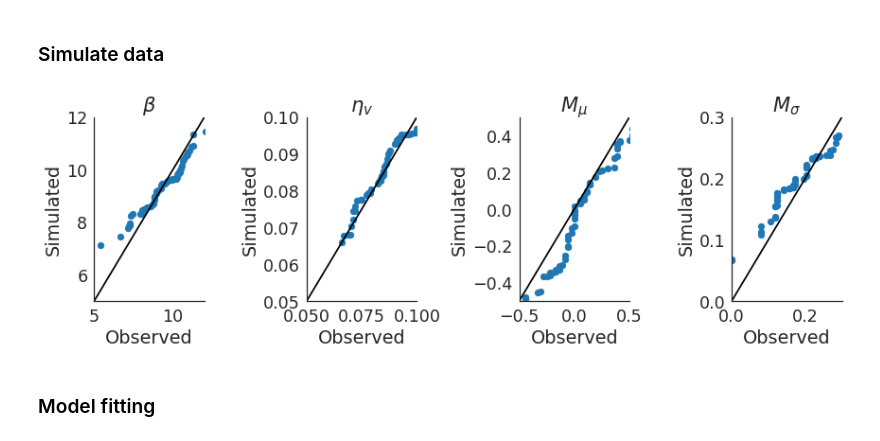
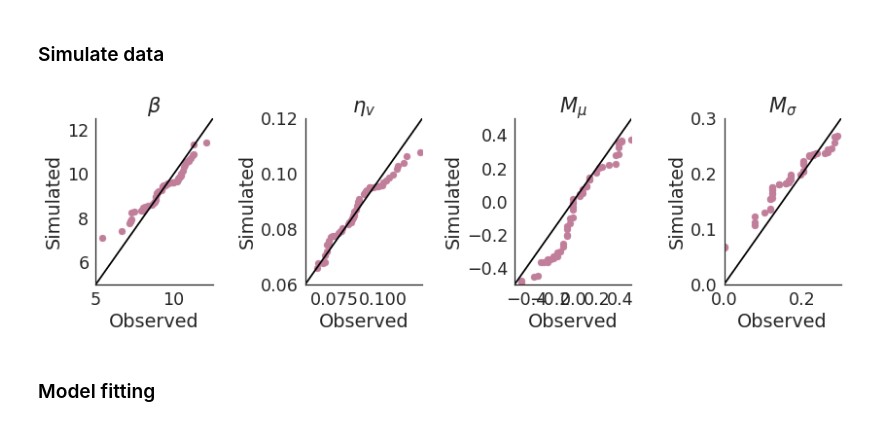
Before and after one commit to szorowi1/pni-rotations, a Jupyter notebook: 5_centeredRL.ipynb, the cells around one changed output. Saved outputs shown, nothing was run; the diff lists cells and outputs as text; code cells hidden in the pictures.

Commit message:
updates to plots for presentation. Wish me luck tomorrow

```diff
--- a/5_centeredRL.ipynb
+++ b/5_centeredRL.ipynb
@@ -679,46 +685,47 @@ for i in np.arange(Ns):
         Xs[i,j] = x.copy() + j * B
         Ys[i,j] = y.copy()
         Rs[i,j] = [r[a,b] for a,b in enumerate(y)]
 
 ## Make arrays 1-indexed.
 Xs += 1
 Ys += 1
 
 #~~~~~~~~~~~~~~~~~~~~~~~~~~~~~~~~~~~~~~~~~~#
 ### Plotting.
 #~~~~~~~~~~~~~~~~~~~~~~~~~~~~~~~~~~~~~~~~~~#
 
 ## Initialize canvas.
 fig, axes = plt.subplots(1,4,figsize=(12,4))
+sns.set_context('notebook', font_scale=1.75)
 
 ## Compare beta.
-axes[0].scatter(np.sort(np.median(fit['beta'],axis=0)), np.sort(beta))
-axes[0].plot([5,12],[5,12], color='k')
-axes[0].set(xlim=(5,12),ylim=(5,12),xlabel='Observed',
+axes[0].scatter(np.sort(np.median(fit['beta'],axis=0)), np.sort(beta), color='#c17e9a')
+axes[0].plot([5,12.5],[5,12.5], color='k')
+axes[0].set(xlim=(5,12.5),ylim=(5,12.5),xlabel='Observed',
             ylabel='Simulated', title=r'$\beta$')
 
 ## Compare eta_v.
-axes[1].scatter(np.sort(np.median(fit['eta_v'],axis=0)), np.sort(eta_v))
-axes[1].plot([0.05,0.10],[0.05,0.10], color='k')
-axes[1].set(xlim=(0.05,0.10),ylim=(0.05,0.10),xlabel='Observed',
-            ylabel='Simulated', title=r'$\eta_v$')
+axes[1].scatter(np.sort(np.median(fit['eta_v'],axis=0)), np.sort(eta_v), color='#c17e9a')
+axes[1].plot([0.06,0.12],[0.06,0.12], color='k')
+axes[1].set(xlim=(0.06,0.12),ylim=(0.06,0.12),xlabel='Observed',
+            ylabel='Simulated', yticks=np.arange(0.06,0.13,0.02),title=r'$\eta_v$')
 
 ## Compare mood mean.
-axes[2].scatter(np.sort(M.mean(axis=1)), np.sort(Ms.mean(axis=1)))
+axes[2].scatter(np.sort(M.mean(axis=1)), np.sort(Ms.mean(axis=1)), color='#c17e9a')
 axes[2].plot([-0.5,0.5],[-0.5,0.5], color='k')
-axes[2].set(xlim=(-0.5,0.5),ylim=(-0.5,0.5),xlabel='Observed',
-            ylabel='Simulated', title='$M_\mu$')
+axes[2].set(xlim=(-0.5,0.5), xticks=np.arange(-0.4,0.5,0.2), ylim=(-0.5,0.5), xlabel='Observed',
+            ylabel='Simulated', yticks=np.arange(-0.4,0.5,0.2), title='$M_\mu$')
 
 ## Compare mood std.
-axes[3].scatter(np.sort(M.std(axis=1)), np.sort(Ms.std(axis=1)))
+axes[3].scatter(np.sort(M.std(axis=1)), np.sort(Ms.std(axis=1)), color='#c17e9a')
 axes[3].plot([0.0,0.3],[0.0,0.3], color='k')
-axes[3].set(xlim=(0.0,0.3),ylim=(0.0,0.3),xlabel='Observed',
+axes[3].set(xlim=(0.0,0.3),ylim=(0.0,0.3),yticks=np.arange(0,0.4,0.1), xlabel='Observed',
             ylabel='Simulated',title='$M_\sigma$')
 
 sns.despine()
 plt.tight_layout()
 # %% [output]
-[figure, old version]
+[figure, new version]
 # %% [markdown]
 ### Model fitting
 # %%
```
Also changed, not shown: parts of 9 cells of this notebook, 3 other files.
